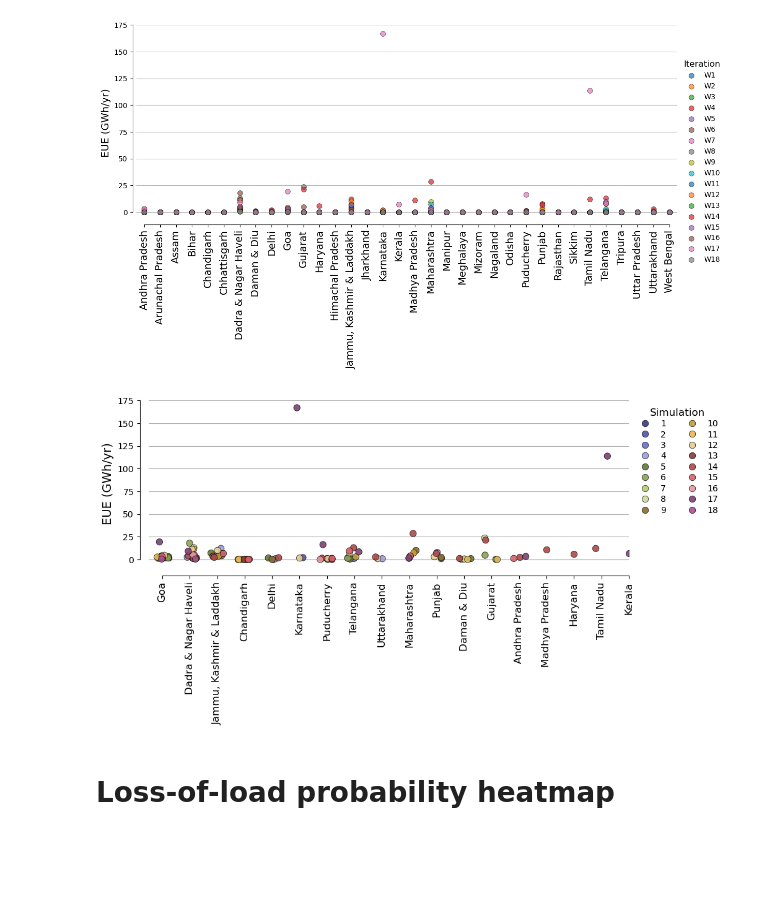
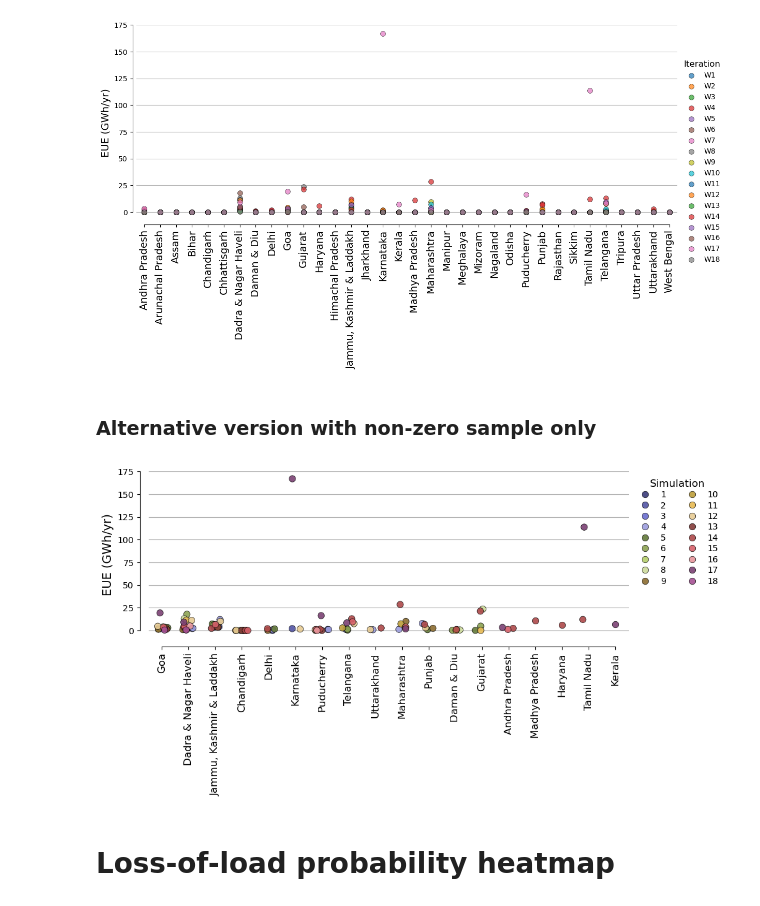
Before and after one commit to cetlab-ucsb/gridpath_india_viz, a Jupyter notebook: software/ra-results_viz.ipynb, the cells around one changed output. Cells and saved outputs as stored; diff of their text form; code cells hidden in the pictures; blank space fills up the shorter version.

```diff
--- a/software/ra-results_viz.ipynb
+++ b/software/ra-results_viz.ipynb
@@ -403,6 +404,8 @@ plt.show()
 # plt.show()
 # %% [output]
 [figure]
+# %% [markdown]
+### Alternative version with non-zero sample only
 # %%
 def plot_metrics(ax, df, metric, group_cols = ('W')):
 
@@ -465,35 +468,35 @@ def plot_metrics(ax, df, metric, group_cols = ('W')):
     ax.grid(axis = 'y')
 
     sns.despine(offset=10, trim=True)
-    ax.set_xlim(-.5, len(list(zone_pos.values())) - .75)
+    ax.set_xlim(-.5, len(list(zone_pos.values())) - .5)
 
     ax.set_xticklabels(zone_labels,
                        rotation=90,
                        ha='center',
                        fontsize=12)
 
 df = metrics_per_zone_df.copy()
 df['iteration'] = df['W']
 df['iteration'] = df['iteration'].astype(int)
 df              = df.sort_values(by='iteration')
 df['iteration'] = df['iteration'].astype(str)
 
 fig, ax = plt.subplots(figsize = (10., 3.5))
 plot_metrics(ax, df, metric = 'EUE (GWh/yr)')
 # Ensure tight_layout is called after all elements are added for proper spacing
 #plt.tight_layout(rect = [0, 0, 0.88, 1]) # Adjusted rect slightly for legend
 
 plt.savefig(path_to_save_images + '/zone-level_EUE.png',
             bbox_inches = 'tight',
             dpi         = 600)
 
 plt.savefig(path_to_save_images + '/zone-level_EUE.pdf',
             bbox_inches = 'tight',
             dpi         = 600)
 
 plt.show()
 # %% [output]
-[figure, old version]
+[figure, new version]
 # %% [markdown]
 # Loss-of-load probability heatmap
 # %%
```
Also changed, not shown: parts of 4 cells of this notebook.
